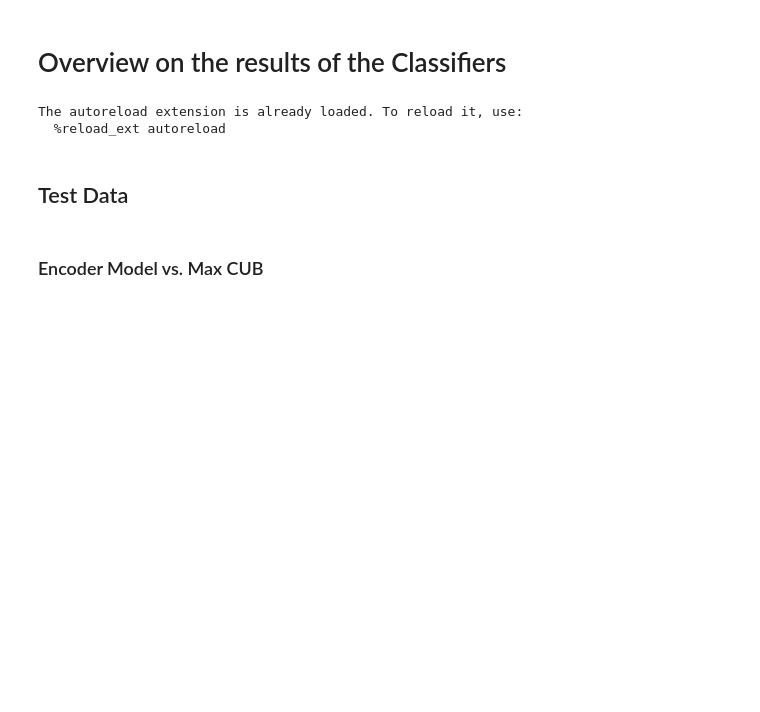
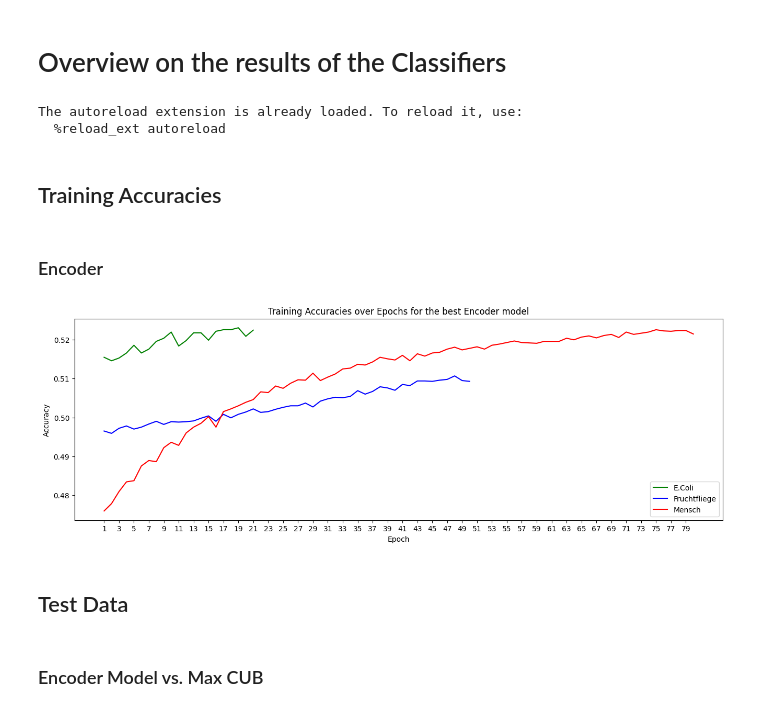
Before and after one commit to maxikuehn/PMDS_Codons, a Jupyter notebook: notebooks/Results_Overview.ipynb, the cells around one changed output. Cells and saved outputs as stored; diff of their text form; code cells hidden in the pictures; blank space fills up the shorter version.

Commit message:
adds training accuracy plot (for encoder)

```diff
--- a/notebooks/Results_Overview.ipynb
+++ b/notebooks/Results_Overview.ipynb
@@ -10,6 +11,23 @@ import ml_evaluation
 # %% [output]
 The autoreload extension is already loaded. To reload it, use:
   %reload_ext autoreload
+# %% [markdown]
+## Training Accuracies
+# %% [markdown]
+### Encoder
+# %%
+training_accuracies_ecoli = mlh.from_pickle('../data/E.Coli/training_accuracies_encoder.pkl')['encoder_64em_2l_4h_05dr_100ep']
+training_accuracies_fruchtfliege = mlh.from_pickle('../data/Drosophila.Melanogaster/training_accuracies_encoder.pkl')['encoder_64em_4l_4h_posenc_02dr_100ep']
+training_accuracies_mensch = mlh.from_pickle('../data/Homo.Sapiens/training_accuracies_encoder.pkl')['encoder_64em_4l_4h_posenc_02dr_100ep']
+# %%
+training_accuracies = {
+    "E.Coli": training_accuracies_ecoli,
+    "Fruchtfliege": training_accuracies_fruchtfliege,
+    "Mensch": training_accuracies_mensch
+}
+ml_evaluation.plot_training_accuracies(training_accuracies, 'Encoder', 2)
+# %% [output]
+[figure, added]
 # %% [markdown]
 ## Test Data
 # %% [markdown]
```
Also changed, not shown: parts of 1 cell of this notebook, 8 other files.
